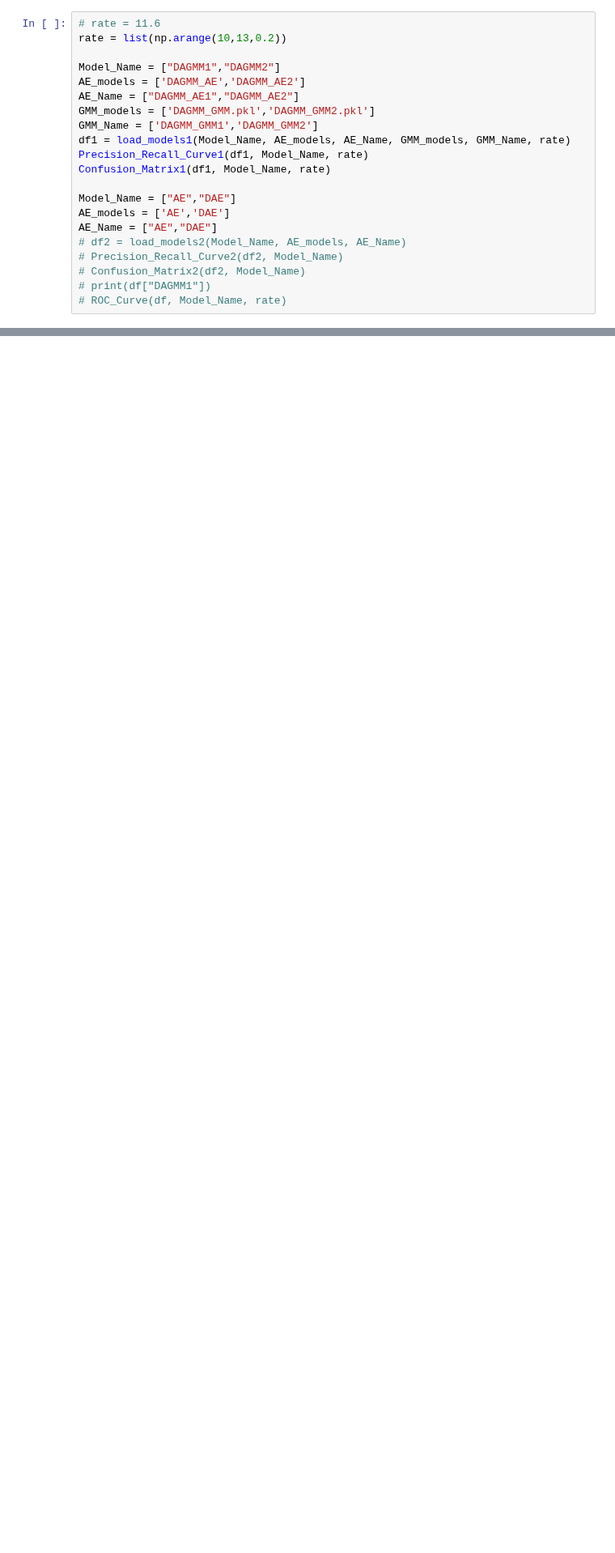
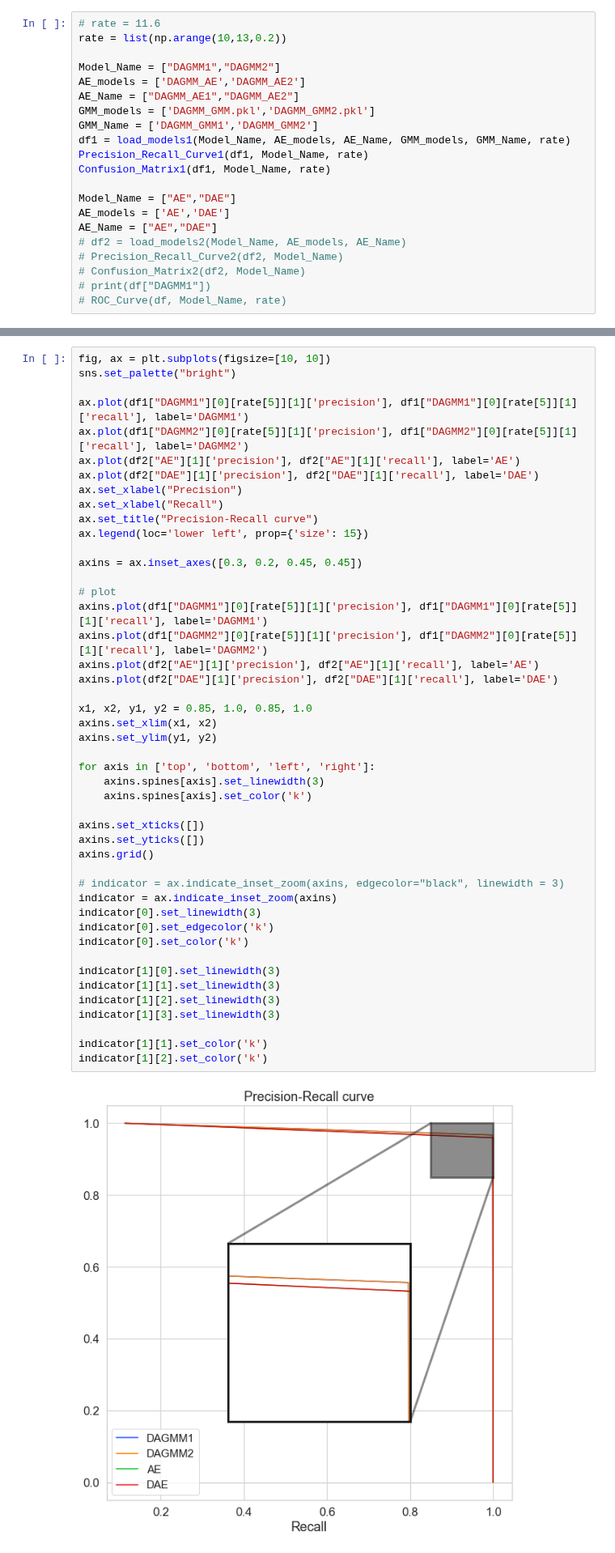
Before and after one commit to 98uranus/Autoencoder, a Jupyter notebook: Performance_graph.ipynb, the cells around one changed output, grey strips where cells are left out. Shown at 81% size. Drawn from its saved outputs; the diff is of its cells as text; blank space fills up the shorter version.

```diff
--- a/Performance_graph.ipynb
+++ b/Performance_graph.ipynb
@@ -394,0 +395,48 @@ plt.show()
+# %%
+fig, ax = plt.subplots(figsize=[10, 10])
+sns.set_palette("bright")
+
+ax.plot(df1["DAGMM1"][0][rate[5]][1]['precision'], df1["DAGMM1"][0][rate[5]][1]['recall'], label='DAGMM1')
+ax.plot(df1["DAGMM2"][0][rate[5]][1]['precision'], df1["DAGMM2"][0][rate[5]][1]['recall'], label='DAGMM2')
+ax.plot(df2["AE"][1]['precision'], df2["AE"][1]['recall'], label='AE')
+ax.plot(df2["DAE"][1]['precision'], df2["DAE"][1]['recall'], label='DAE')
+ax.set_xlabel("Precision")
+ax.set_xlabel("Recall")
+ax.set_title("Precision-Recall curve")
+ax.legend(loc='lower left', prop={'size': 15})
+
+axins = ax.inset_axes([0.3, 0.2, 0.45, 0.45])
+
+# plot
+axins.plot(df1["DAGMM1"][0][rate[5]][1]['precision'], df1["DAGMM1"][0][rate[5]][1]['recall'], label='DAGMM1')
+axins.plot(df1["DAGMM2"][0][rate[5]][1]['precision'], df1["DAGMM2"][0][rate[5]][1]['recall'], label='DAGMM2')
+axins.plot(df2["AE"][1]['precision'], df2["AE"][1]['recall'], label='AE')
+axins.plot(df2["DAE"][1]['precision'], df2["DAE"][1]['recall'], label='DAE')
+
+x1, x2, y1, y2 = 0.85, 1.0, 0.85, 1.0
+axins.set_xlim(x1, x2)
+axins.set_ylim(y1, y2)
+
+for axis in ['top', 'bottom', 'left', 'right']:
+    axins.spines[axis].set_linewidth(3)
+    axins.spines[axis].set_color('k')
+
+axins.set_xticks([])
+axins.set_yticks([])
+axins.grid()
+
+# indicator = ax.indicate_inset_zoom(axins, edgecolor="black", linewidth = 3)
+indicator = ax.indicate_inset_zoom(axins)
+indicator[0].set_linewidth(3)
+indicator[0].set_edgecolor('k')
+indicator[0].set_color('k')
+
+indicator[1][0].set_linewidth(3)
+indicator[1][1].set_linewidth(3)
+indicator[1][2].set_linewidth(3)
+indicator[1][3].set_linewidth(3)
+
+indicator[1][1].set_color('k')
+indicator[1][2].set_color('k')
+# %% [output]
+[figure, added]
```
Also changed, not shown: parts of 1 cell of this notebook.
